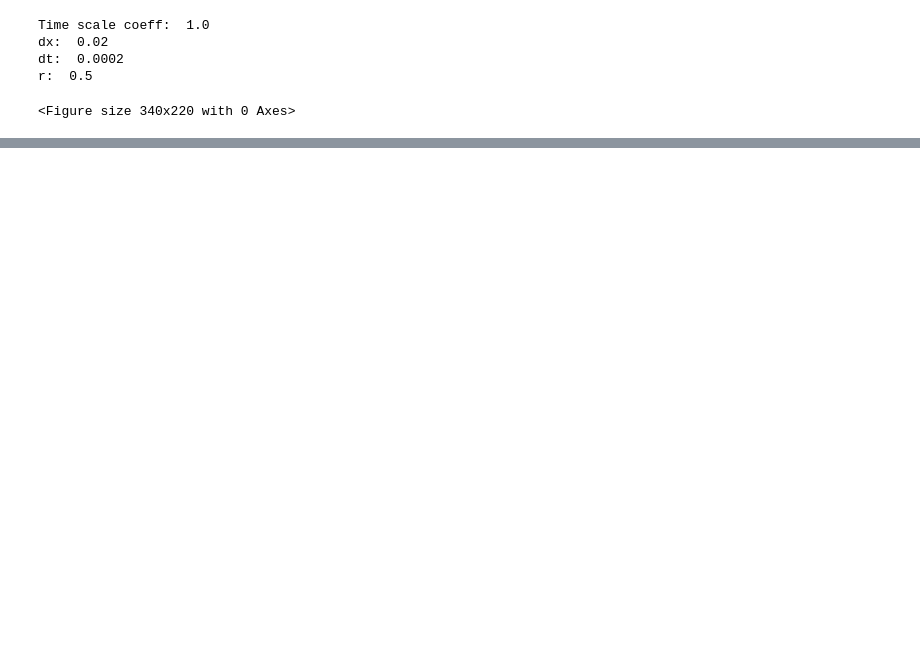
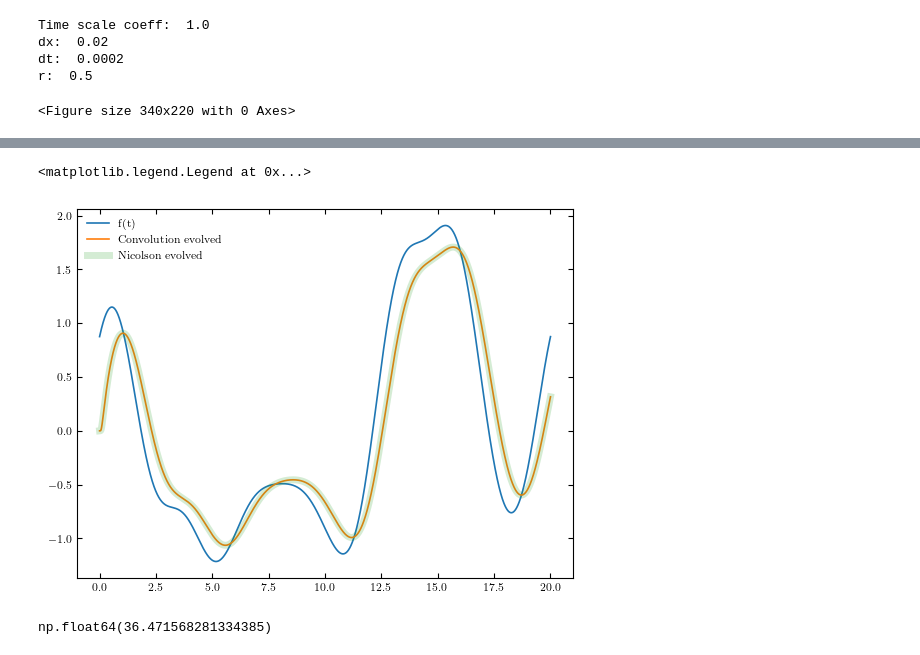
Before and after one commit to Sparisi01/RPM_implementation, a Jupyter notebook: test_transiente.ipynb, the cells around one changed output, grey strips where cells are left out. Drawn from its saved outputs; the diff is of its cells as text; code cells hidden in the pictures; blank space fills up the shorter version.

```diff
--- a/test_transiente.ipynb
+++ b/test_transiente.ipynb
@@ -195,0 +219,41 @@ plt.show()
+# %%
+from generate_f_from_white_noise import *
+
+min_freq = 1/(solver.t_array[-1]-solver.t_array[1])
+sigma_filter = 3*min_freq
+gaussian_filter = lambda k : np.exp(-(k**2)/(2*sigma_filter**2))
+
+n = len(f) + len(g) - 1
+
+# Trasformata di fourier della risposta all'impulso
+G = np.fft.rfft(g, n)
+
+N = 10
+lista_f =  np.empty((N, nt))
+
+for i in range(N):
+    lista_f[i] = generate_random_f_from_white_noise(solver.t_array, gaussian_filter)
+
+dataset = np.empty((N, nt))
+
+for i, f in enumerate(lista_f):
+    F = np.fft.rfft(f, n)
+    dataset[i] = np.fft.irfft(F * G, n)[:nt] * 2 * dt
+# %%
+plt.plot(solver.t_array, lista_f[0], label="f(t)")
+plt.plot(solver.t_array, dataset[0], label="Convolution evolved")
+f_cranc_solved = solver.solve(lista_f[0])[nx-1,:]
+plt.plot(solver.t_array, f_cranc_solved, label="Nicolson evolved", lw=5, alpha=0.2)
+plt.legend()
+# %% [output]
+<matplotlib.legend.Legend at 0x...>
+[figure, added]
+# %%
+loss_array = np.zeros(nt)
+
+for n in range(nt):
+    loss_array[n] = np.linalg.norm(f_cranc_solved - dataset[0])**2
+
+np.sum(loss_array)
+# %% [output]
+np.float64(36.471568281334385)
```
Also changed, not shown: parts of 6 cells of this notebook, 10 other files.
